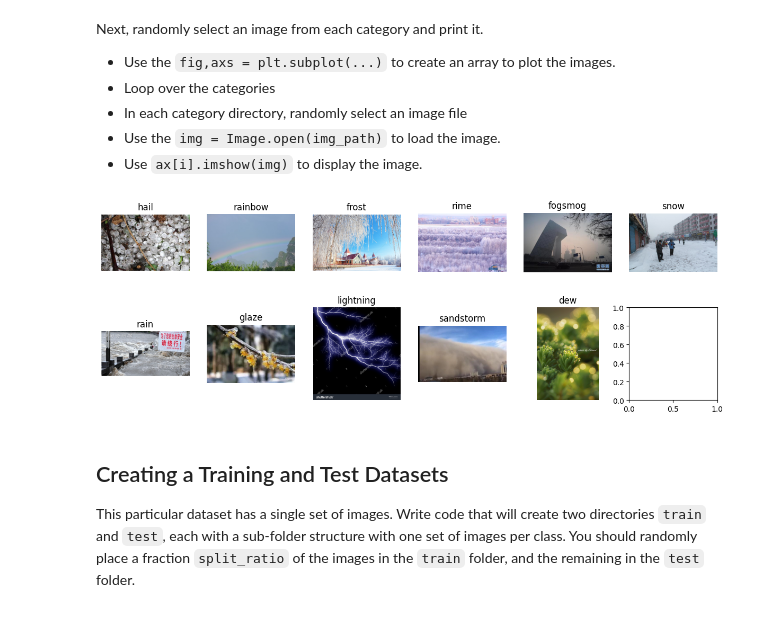
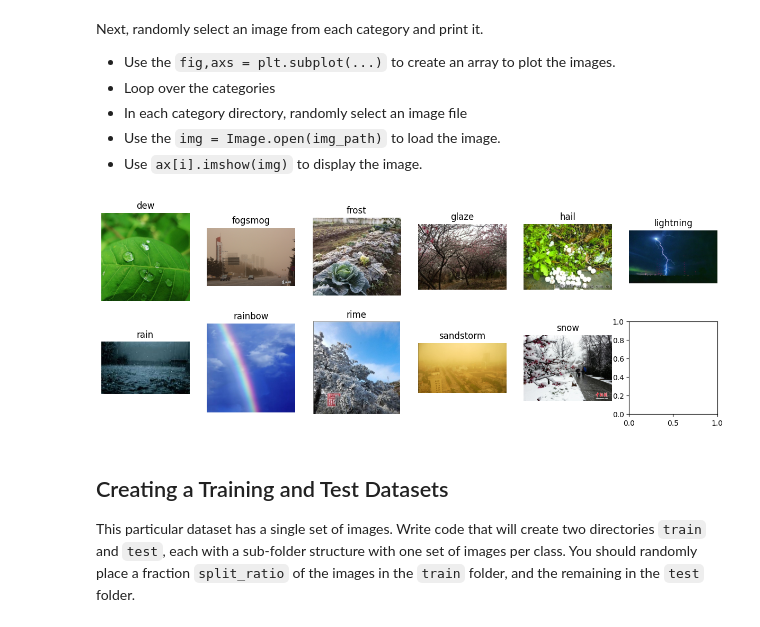
Before and after one commit to prachi-pradhan/introml, a Jupyter notebook: unit10_cnn/lab_weather_partial.ipynb, the cells around one changed output. Saved outputs shown, nothing was run; the diff lists cells and outputs as text; code cells hidden in the pictures.

```diff
--- a/unit10_cnn/lab_weather_partial.ipynb
+++ b/unit10_cnn/lab_weather_partial.ipynb
@@ -69,11 +69,19 @@ dataset_path = os.path.join(path, "dataset")
 # TODO:  Populate the lists below with category names and their corresponding file counts
 #   categories = ...
 #   file_counts = ...
-categories = [d for d in os.listdir(dataset_path) if os.path.isdir(os.path.join(dataset_path, d))]
+# Get all category folder names
+categories = sorted(os.listdir(dataset_path))
+
+# Count number of files inside each category folder
 file_counts = [len(os.listdir(os.path.join(dataset_path, d))) for d in categories]
 
 
+
 # TODO: Create a DataFrame from the lists and print it
-df = pd.DataFrame({"Category": categories, "File Count": file_counts})
-print(df)
+df = pd.DataFrame({
+    "Category": categories,
+    "File Count": file_counts
+})
+
+df
 # %% [output]
@@ -100,34 +108,33 @@ Next, randomly select an image from each category and print it.
 # %%
 import matplotlib.pyplot as plt
 import numpy as np
 import random
 from PIL import Image
 
 
 
 nclass = len(categories)
 nrow = 2
 ncol = (nclass + 1) // nrow
 
 # Create the subplot grid with nrow and ncol rows and columns
 #   fig, axs = plt.subplots(...)
 fig, axs = plt.subplots(nrow, ncol, figsize=(15, 5))
-axs = axs.flatten()
-
 
 # TODO:  Randomly select an image from each category and display it
-for i, cat in enumerate(categories):
-    cat_path = os.path.join(dataset_path, cat)
-    files = os.listdir(cat_path)
-    img_file = random.choice(files)
+for i, category in enumerate(categories):
+    cat_path = os.path.join(dataset_path, category)
+    img_file = random.choice(os.listdir(cat_path))
     img_path = os.path.join(cat_path, img_file)
 
     img = Image.open(img_path)
-    axs[i].imshow(img)
-    axs[i].set_title(cat)
-    axs[i].axis("off")
+
+    ax = axs[i // ncol, i % ncol] if nrow > 1 else axs[i]
+    ax.imshow(img)
+    ax.set_title(category)
+    ax.axis("off")
 # %% [output]
-[figure, old version]
+[figure, new version]
 # %% [markdown]
 ## Creating a Training and Test Datasets
 This particular dataset has a single set of images.  Write code that will create two directories `train` and `test`, each with a sub-folder structure  with one set of images per class.  You should randomly place a fraction `split_ratio` of the images in the `train` folder, and the remaining in the `test` folder.
```
Also changed, not shown: parts of 16 cells of this notebook.
